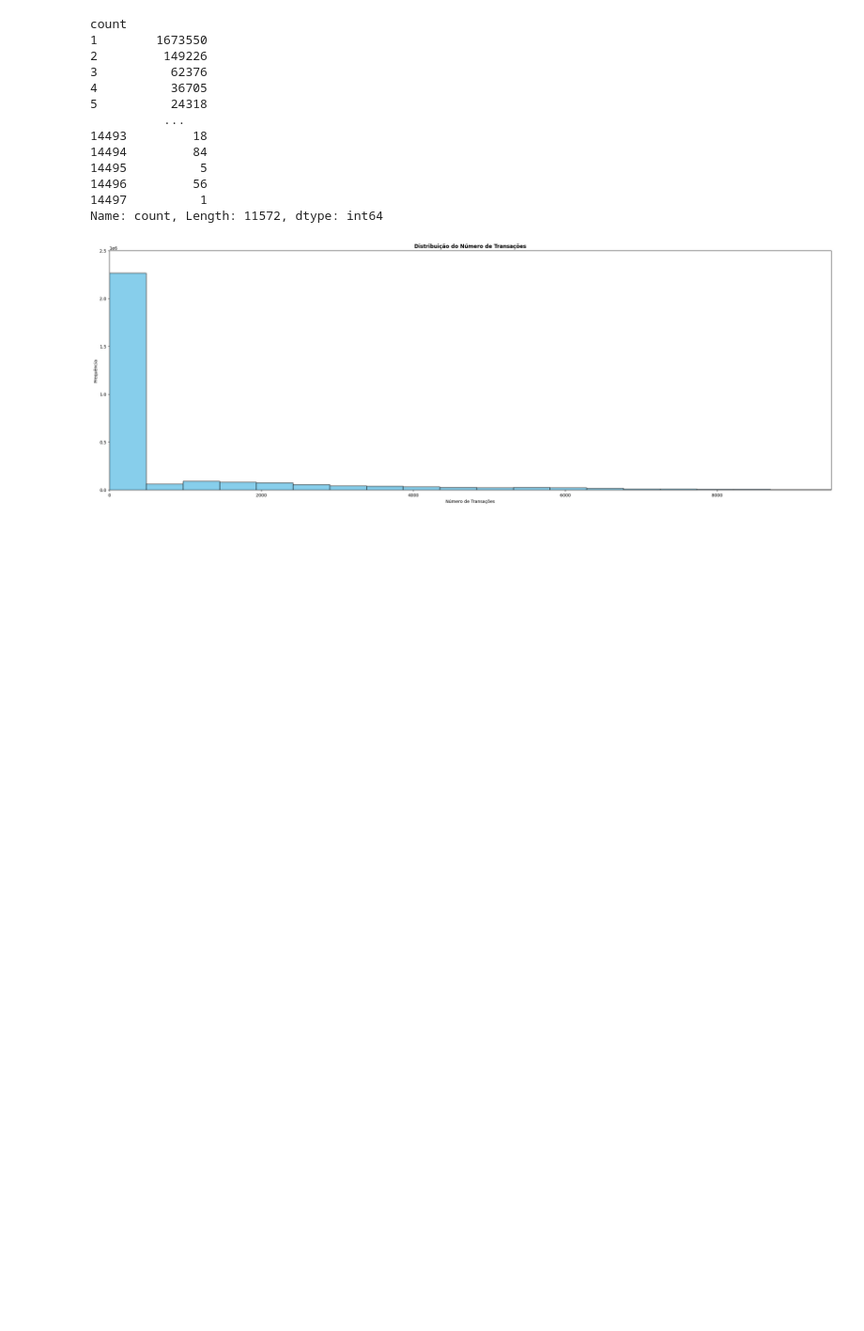
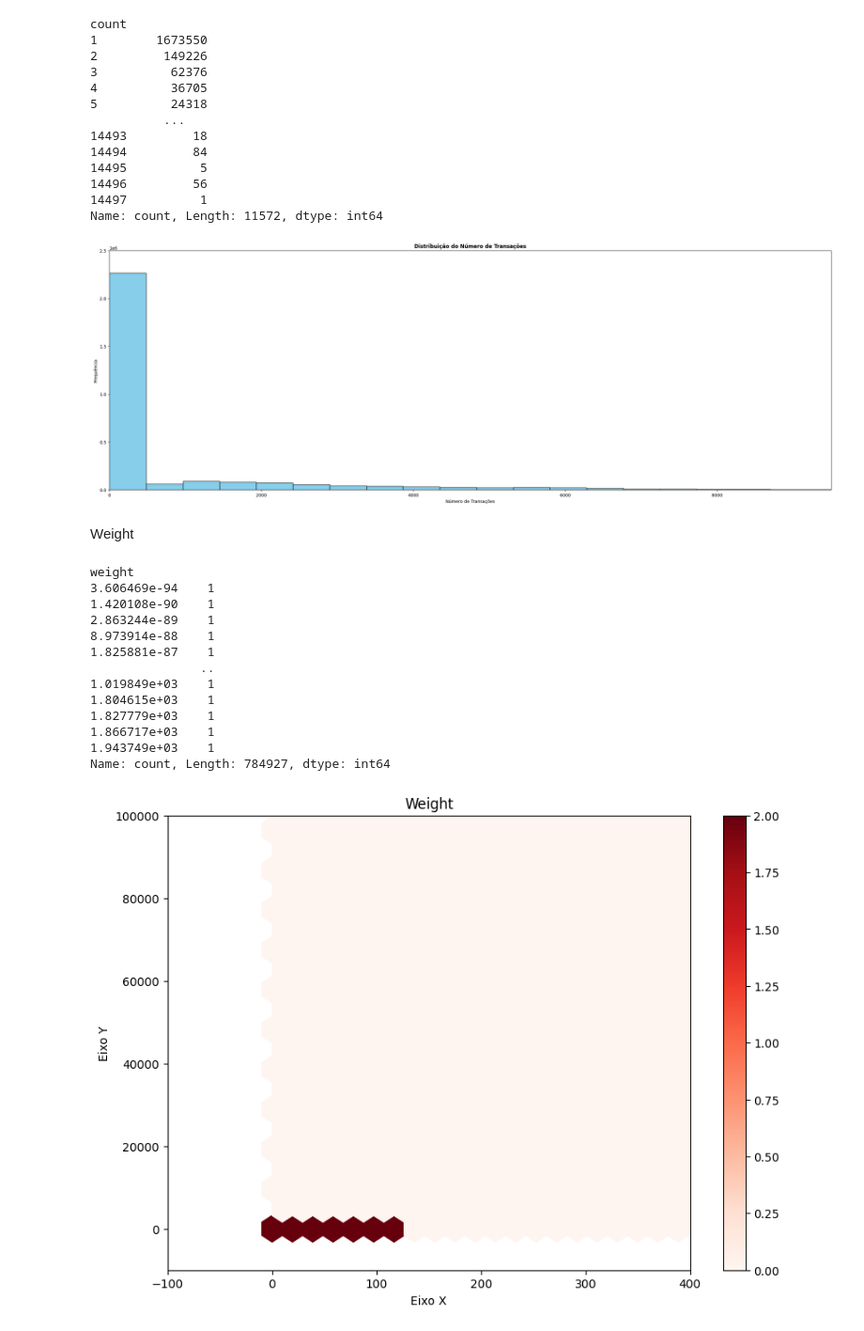
Before and after one commit to RicardoLlima/Decision-Tree_Bitcoin-Heist, a Jupyter notebook: Projeto.ipynb, the cells around one changed output. Shown at 94% size. Drawn from its saved outputs; the diff is of its cells as text; code cells hidden in the pictures; blank space fills up the shorter version.

Commit message:
Graph and doc
Mais dois graficos

```diff
--- a/Projeto.ipynb
+++ b/Projeto.ipynb
@@ -146,3 +148,32 @@ count
 14497          1
 Name: count, Length: 11572, dtype: int64
 [figure]
+# %% [markdown]
+Weight
+# %%
+weight = df["weight"].value_counts().sort_index(ascending=True)
+print(weight)
+plt.figure(figsize=(10,7))
+plt.hexbin(weight.index, weight.values, bins=(50, 50), cmap=plt.cm.Reds)
+plt.ylim(-10000,100000)
+plt.xlim(-100, 400)
+plt.xlabel('Eixo X')
+plt.ylabel('Eixo Y')
+plt.title('Weight')
+plt.colorbar()
+plt.show()
+# %% [output]
+weight
+3.606469e-94    1
+1.420108e-90    1
+2.863244e-89    1
+8.973914e-88    1
+1.825881e-87    1
+               ..
+1.019849e+03    1
+1.804615e+03    1
+1.827779e+03    1
+1.866717e+03    1
+1.943749e+03    1
+Name: count, Length: 784927, dtype: int64
+[figure, added]
```
Also changed, not shown: parts of 3 cells of this notebook.
